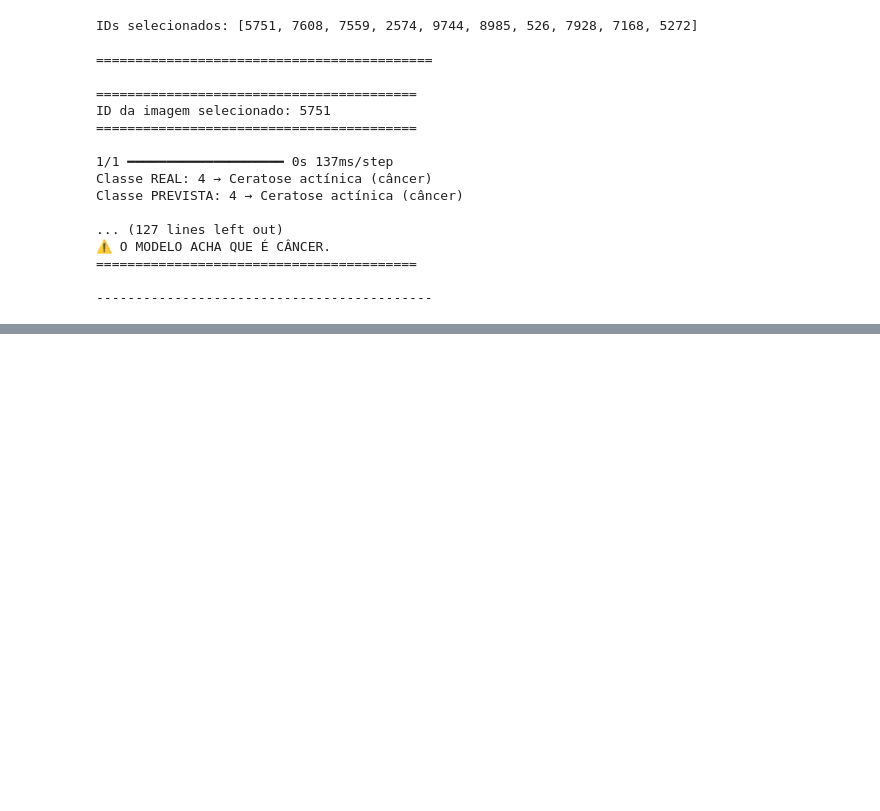
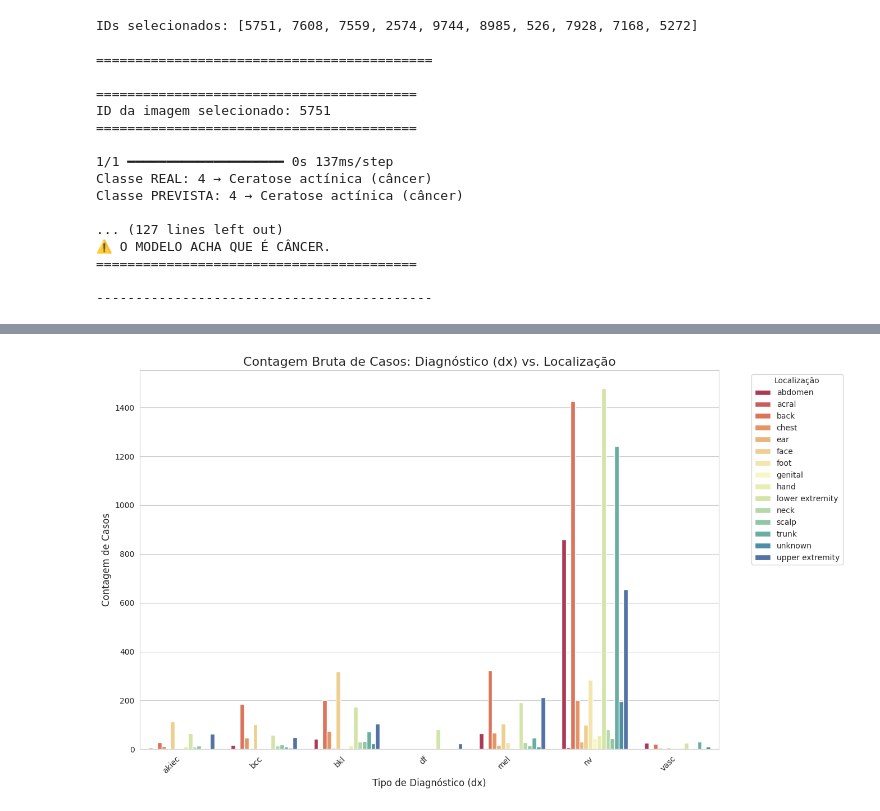
Before and after one commit to Big-Data-Analise-de-Cancer-de-Pele/Trabalho-Final---Big-Data, a Jupyter notebook: colab_big_data_klayton.ipynb, the cells around one changed output, grey strips where cells are left out. Cells and saved outputs as stored; diff of their text form; code cells hidden in the pictures; blank space fills up the shorter version.

Commit message:
Add files via upload
Graficos no final do código

```diff
--- a/colab_big_data_klayton.ipynb
+++ b/colab_big_data_klayton.ipynb
@@ -378,0 +598,57 @@ Classe PREVISTA: 4 → Ceratose actínica (câncer)
+# %%
+import pandas as pd
+import matplotlib.pyplot as plt
+import seaborn as sns
+
+# =================================================================
+# 1. Carregamento e Preparação dos Dados
+# =================================================================
+
+# ATENÇÃO: Certifique-se de que o arquivo 'HAM10000_metadata.csv'
+# está no mesmo diretório de onde você está rodando este código.
+try:
+    df = pd.read_csv('HAM10000_metadata.csv')
+except FileNotFoundError:
+    print("Erro: O arquivo 'HAM10000_metadata.csv' não foi encontrado.")
+    print("Verifique se o nome do arquivo e o caminho estão corretos.")
+    exit()
+
+# Criar a tabulação cruzada: dx vs localization (Contagens Brutas)
+localization_dx_counts = pd.crosstab(df['dx'], df['localization'])
+
+# Reorganizar os dados (unpivot) para usar o barplot do seaborn
+localization_dx_melt = localization_dx_counts.stack().reset_index(name='Contagem')
+
+# =================================================================
+# 2. Geração do Gráfico de Barras Agrupadas
+# =================================================================
+
+sns.set_style("whitegrid")
+plt.rcParams['figure.dpi'] = 100
+
+plt.figure(figsize=(16, 8))
+sns.barplot(
+    data=localization_dx_melt,
+    x='dx',
+    y='Contagem',
+    hue='localization',
+    palette='Spectral'
+)
+
+plt.title('Contagem Bruta de Casos: Diagnóstico (dx) vs. Localização', fontsize=16)
+plt.xlabel('Tipo de Diagnóstico (dx)', fontsize=12)
+plt.ylabel('Contagem de Casos', fontsize=12)
+
+# Mover a legenda para fora do gráfico para maior clareza
+plt.legend(title='Localização', bbox_to_anchor=(1.05, 1), loc='upper left')
+plt.xticks(rotation=45, ha='right')
+plt.tight_layout(rect=[0, 0, 0.85, 1])
+
+# Salva o gráfico em um arquivo PNG
+plt.savefig('dx_localization_grouped_bar_chart_final.png')
+
+# A linha abaixo é útil para exibir o gráfico se estiver em um script
+# Em Jupyter/Colab, o gráfico deve aparecer automaticamente.
+# plt.show()
+# %% [output]
+[figure, added]
```
Also changed, not shown: parts of 14 cells of this notebook.
